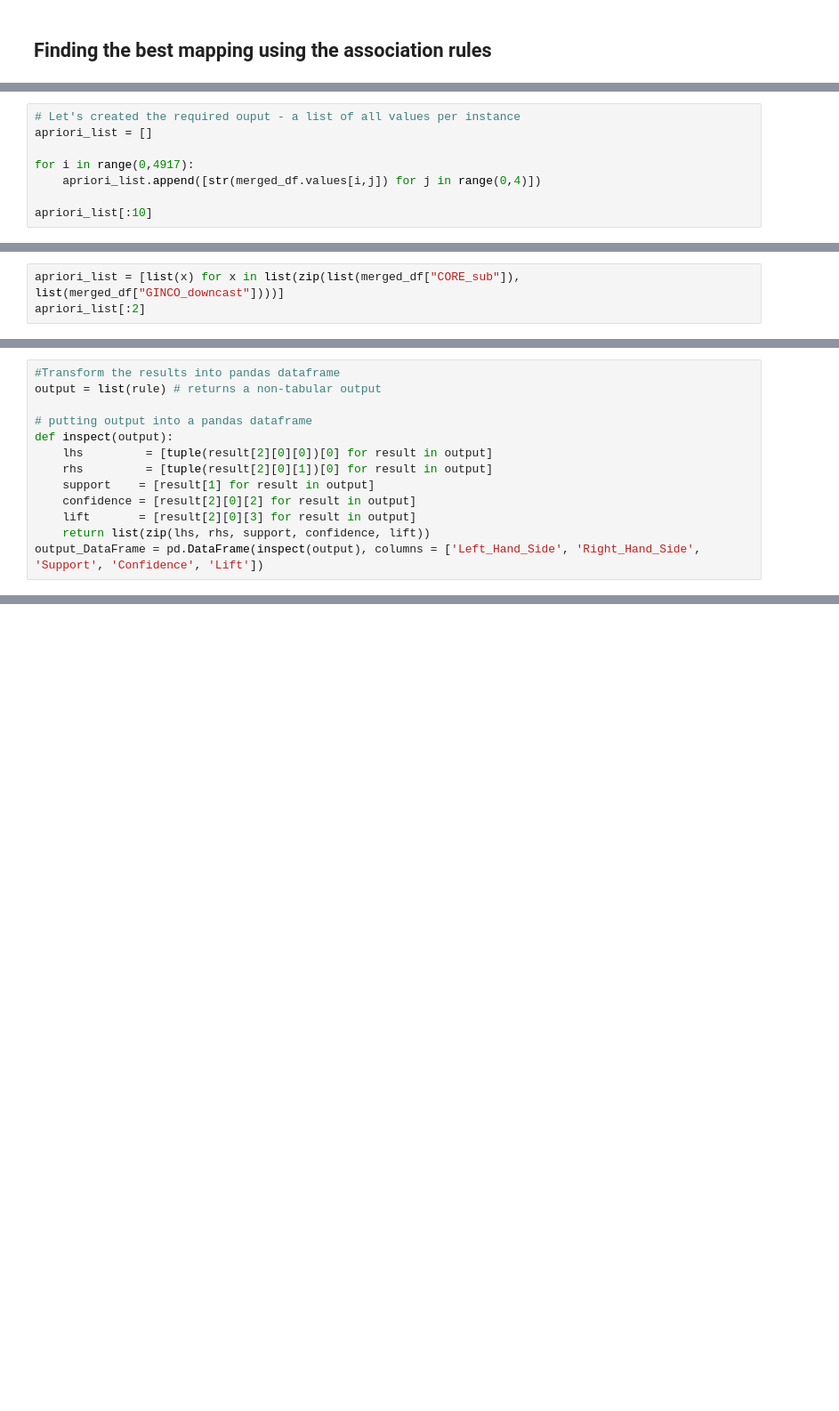
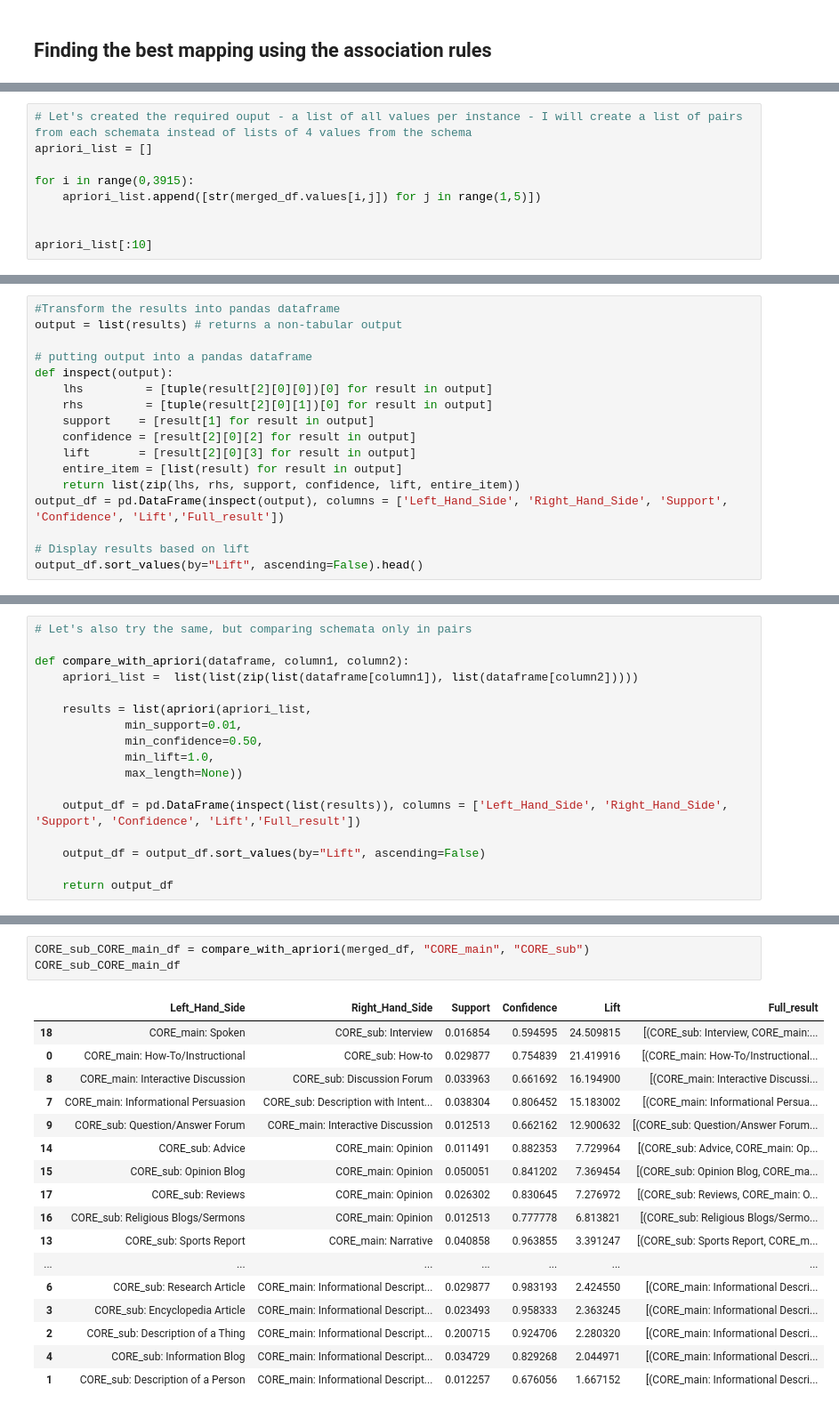
Before and after one commit to TajaKuzman/Genre-Datasets-Comparison, a Jupyter notebook: 3.5-Comparison-of-labels-improved.ipynb, the cells around one changed output, grey strips where cells are left out. Shown at 89% size. Drawn from its saved outputs; the diff is of its cells as text; blank space fills up the shorter version.

```diff
--- a/3.5-Comparison-of-labels-improved.ipynb
+++ b/3.5-Comparison-of-labels-improved.ipynb
@@ -433,9 +456,10 @@ merged_df.shape
 # %%
-# Let's created the required ouput - a list of all values per instance
+# Let's created the required ouput - a list of all values per instance - I will create a list of pairs from each schemata instead of lists of 4 values from the schema
 apriori_list = []
 
-for i in range(0,4917):
-	apriori_list.append([str(merged_df.values[i,j]) for j in range(0,4)])
+for i in range(0,3915):
+	apriori_list.append([str(merged_df.values[i,j]) for j in range(1,5)])
+
 
 apriori_list[:10]
 # %% [output]
@@ -461,3 +482,0 @@ apriori_list[:10]
-# %%
-apriori_list = [list(x) for x in list(zip(list(merged_df["CORE_sub"]), list(merged_df["GINCO_downcast"])))]
-apriori_list[:2]
@@ -488,6 +492,6 @@ results
 # %%
 #Transform the results into pandas dataframe
-output = list(rule) # returns a non-tabular output
+output = list(results) # returns a non-tabular output
 
 # putting output into a pandas dataframe
 def inspect(output):
@@ -496,5 +500,9 @@ def inspect(output):
     support    = [result[1] for result in output]
     confidence = [result[2][0][2] for result in output]
     lift       = [result[2][0][3] for result in output]
-    return list(zip(lhs, rhs, support, confidence, lift))
-output_DataFrame = pd.DataFrame(inspect(output), columns = ['Left_Hand_Side', 'Right_Hand_Side', 'Support', 'Confidence', 'Lift'])
+    entire_item = [list(result) for result in output]
+    return list(zip(lhs, rhs, support, confidence, lift, entire_item))
+output_df = pd.DataFrame(inspect(output), columns = ['Left_Hand_Side', 'Right_Hand_Side', 'Support', 'Confidence', 'Lift','Full_result'])
+
+# Display results based on lift
+output_df.sort_values(by="Lift", ascending=False).head()
@@ -507,0 +541,17 @@ output_DataFrame.nlargest(n = 10, columns = 'Lift')
+# %%
+# Let's also try the same, but comparing schemata only in pairs
+
+def compare_with_apriori(dataframe, column1, column2):
+	apriori_list =  list(list(zip(list(dataframe[column1]), list(dataframe[column2]))))
+
+	results = list(apriori(apriori_list,
+             min_support=0.01,
+             min_confidence=0.50,
+             min_lift=1.0,
+             max_length=None))
+
+	output_df = pd.DataFrame(inspect(list(results)), columns = ['Left_Hand_Side', 'Right_Hand_Side', 'Support', 'Confidence', 'Lift','Full_result'])
+
+	output_df = output_df.sort_values(by="Lift", ascending=False)
+
+	return output_df
@@ -507,0 +632,21 @@ output_DataFrame.nlargest(n = 10, columns = 'Lift')
+# %%
+CORE_sub_CORE_main_df = compare_with_apriori(merged_df, "CORE_main", "CORE_sub")
+CORE_sub_CORE_main_df
+# %% [output]
+|  | Left_Hand_Side | Right_Hand_Side | Support | Confidence | Lift | Full_result |
+| 18 | CORE_main: Spoken | CORE_sub: Interview | 0.016854 | 0.594595 | 24.509815 | [(CORE_sub: Interview, CORE_main:... |
+| 0 | CORE_main: How-To/Instructional | CORE_sub: How-to | 0.029877 | 0.754839 | 21.419916 | [(CORE_main: How-To/Instructional... |
+| 8 | CORE_main: Interactive Discussion | CORE_sub: Discussion Forum | 0.033963 | 0.661692 | 16.194900 | [(CORE_main: Interactive Discussi... |
+| 7 | CORE_main: Informational Persuasion | CORE_sub: Description with Intent... | 0.038304 | 0.806452 | 15.183002 | [(CORE_main: Informational Persua... |
+| 9 | CORE_sub: Question/Answer Forum | CORE_main: Interactive Discussion | 0.012513 | 0.662162 | 12.900632 | [(CORE_sub: Question/Answer Forum... |
+| 14 | CORE_sub: Advice | CORE_main: Opinion | 0.011491 | 0.882353 | 7.729964 | [(CORE_sub: Advice, CORE_main: Op... |
+| 15 | CORE_sub: Opinion Blog | CORE_main: Opinion | 0.050051 | 0.841202 | 7.369454 | [(CORE_sub: Opinion Blog, CORE_ma... |
+| 17 | CORE_sub: Reviews | CORE_main: Opinion | 0.026302 | 0.830645 | 7.276972 | [(CORE_sub: Reviews, CORE_main: O... |
+| 16 | CORE_sub: Religious Blogs/Sermons | CORE_main: Opinion | 0.012513 | 0.777778 | 6.813821 | [(CORE_sub: Religious Blogs/Sermo... |
+| 13 | CORE_sub: Sports Report | CORE_main: Narrative | 0.040858 | 0.963855 | 3.391247 | [(CORE_sub: Sports Report, CORE_m... |
+| ... | ... | ... | ... | ... | ... | ... |
+| 6 | CORE_sub: Research Article | CORE_main: Informational Descript... | 0.029877 | 0.983193 | 2.424550 | [(CORE_main: Informational Descri... |
+| 3 | CORE_sub: Encyclopedia Article | CORE_main: Informational Descript... | 0.023493 | 0.958333 | 2.363245 | [(CORE_main: Informational Descri... |
+| 2 | CORE_sub: Description of a Thing | CORE_main: Informational Descript... | 0.200715 | 0.924706 | 2.280320 | [(CORE_main: Informational Descri... |
+| 4 | CORE_sub: Information Blog | CORE_main: Informational Descript... | 0.034729 | 0.829268 | 2.044971 | [(CORE_main: Informational Descri... |
+| 1 | CORE_sub: Description of a Person | CORE_main: Informational Descript... | 0.012257 | 0.676056 | 1.667152 | [(CORE_main: Informational Descri... |
```
Also changed, not shown: parts of 27 cells of this notebook, 2 other files.
